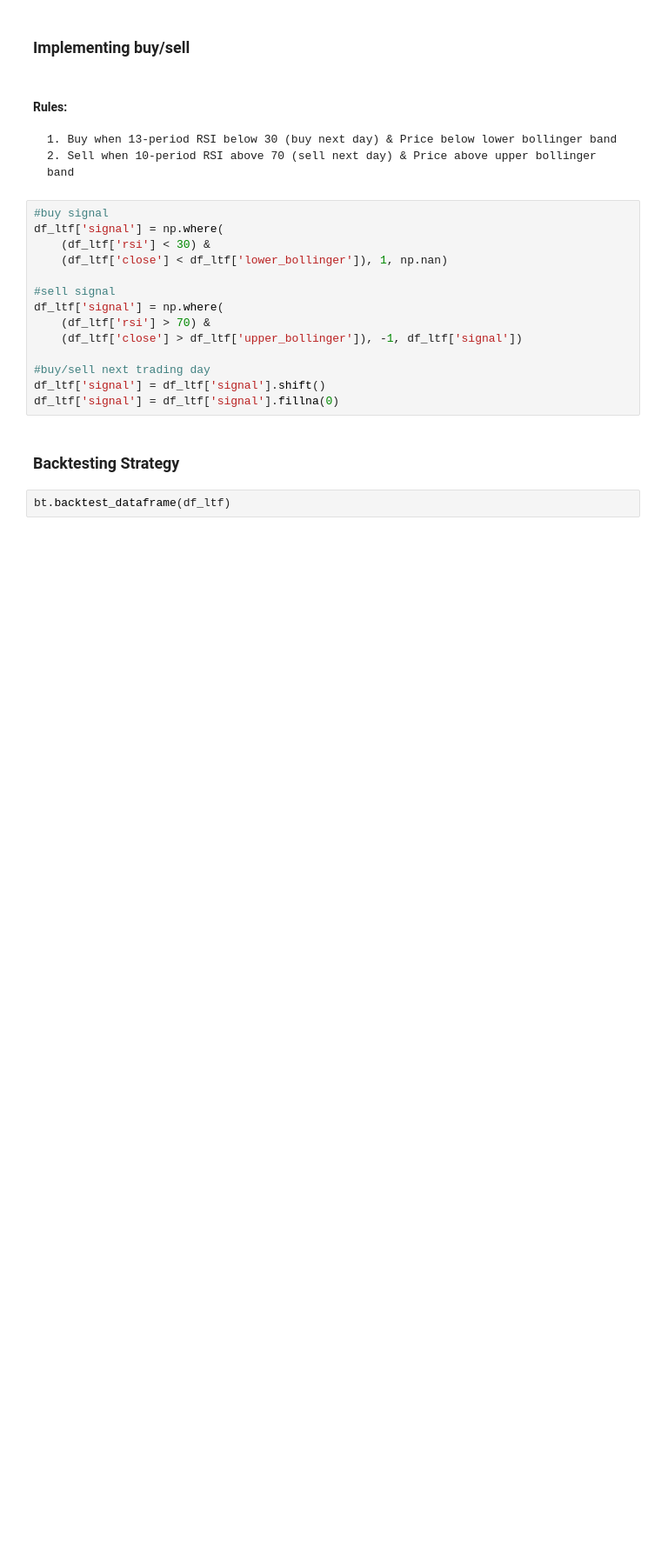
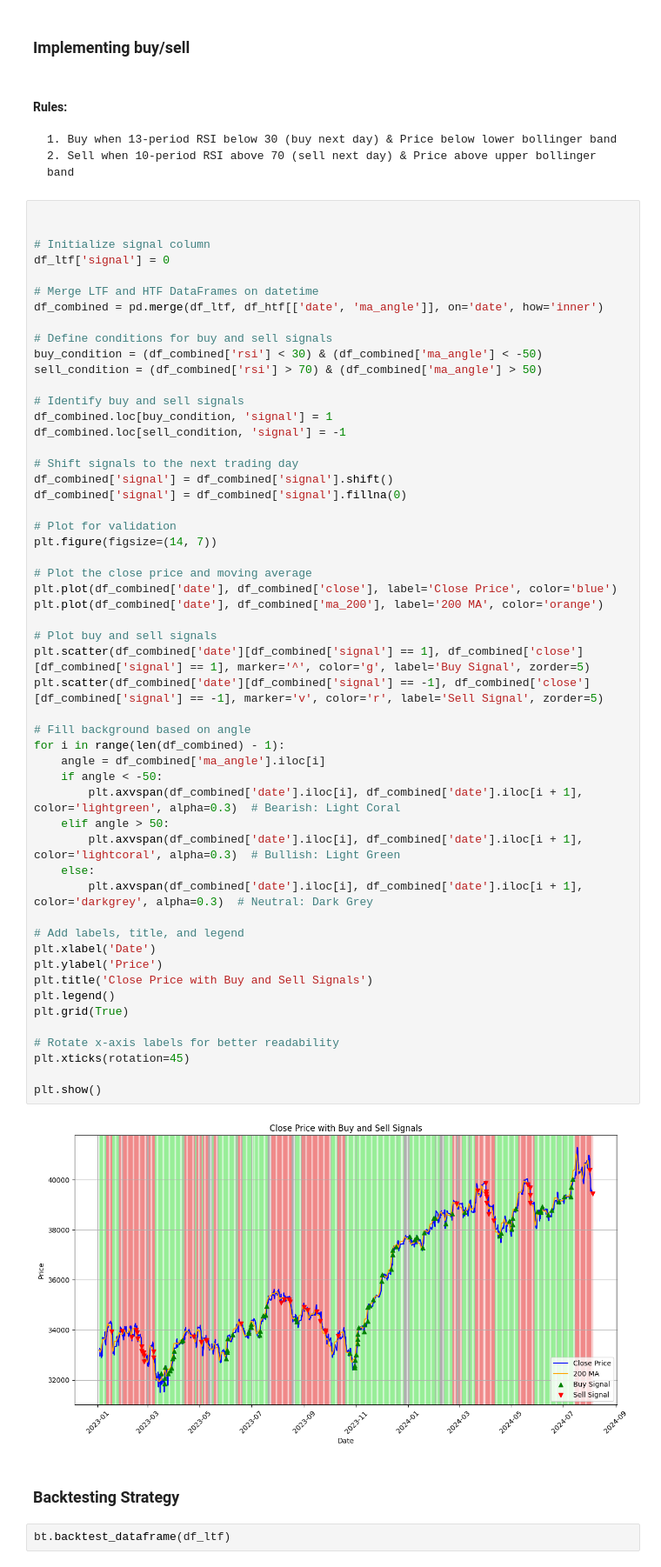
Before and after one commit to FaisalDeveloper113/algo-trading-mean-reversion, a Jupyter notebook: Mean Reversion.ipynb, the cells around one changed output. Shown at 87% size. Cells and saved outputs as stored; diff of their text form; blank space fills up the shorter version.

Commit message:
Trading Signals coming

```diff
--- a/Mean Reversion.ipynb
+++ b/Mean Reversion.ipynb
@@ -275,20 +224,61 @@ plt.ylim([0, 100])
 #### Rules:
     1. Buy when 13-period RSI below 30 (buy next day) & Price below lower bollinger band
     2. Sell when 10-period RSI above 70 (sell next day) & Price above upper bollinger band
-# %%
-#buy signal
-df_ltf['signal'] = np.where(
-    (df_ltf['rsi'] < 30) &
-    (df_ltf['close'] < df_ltf['lower_bollinger']), 1, np.nan)
-
-#sell signal
-df_ltf['signal'] = np.where(
-    (df_ltf['rsi'] > 70) &
-    (df_ltf['close'] > df_ltf['upper_bollinger']), -1, df_ltf['signal'])
-
-#buy/sell next trading day
-df_ltf['signal'] = df_ltf['signal'].shift()
-df_ltf['signal'] = df_ltf['signal'].fillna(0)
+# %%
+
+
+# Initialize signal column
+df_ltf['signal'] = 0
+
+# Merge LTF and HTF DataFrames on datetime
+df_combined = pd.merge(df_ltf, df_htf[['date', 'ma_angle']], on='date', how='inner')
+
+# Define conditions for buy and sell signals
+buy_condition = (df_combined['rsi'] < 30) & (df_combined['ma_angle'] < -50)
+sell_condition = (df_combined['rsi'] > 70) & (df_combined['ma_angle'] > 50)
+
+# Identify buy and sell signals
+df_combined.loc[buy_condition, 'signal'] = 1
+df_combined.loc[sell_condition, 'signal'] = -1
+
+# Shift signals to the next trading day
+df_combined['signal'] = df_combined['signal'].shift()
+df_combined['signal'] = df_combined['signal'].fillna(0)
+
+# Plot for validation
+plt.figure(figsize=(14, 7))
+
+# Plot the close price and moving average
+plt.plot(df_combined['date'], df_combined['close'], label='Close Price', color='blue')
+plt.plot(df_combined['date'], df_combined['ma_200'], label='200 MA', color='orange')
+
+# Plot buy and sell signals
+plt.scatter(df_combined['date'][df_combined['signal'] == 1], df_combined['close'][df_combined['signal'] == 1], marker='^', color='g', label='Buy Signal', zorder=5)
+plt.scatter(df_combined['date'][df_combined['signal'] == -1], df_combined['close'][df_combined['signal'] == -1], marker='v', color='r', label='Sell Signal', zorder=5)
+
+# Fill background based on angle
+for i in range(len(df_combined) - 1):
+    angle = df_combined['ma_angle'].iloc[i]
+    if angle < -50:
+        plt.axvspan(df_combined['date'].iloc[i], df_combined['date'].iloc[i + 1], color='lightgreen', alpha=0.3)  # Bearish: Light Coral
+    elif angle > 50:
+        plt.axvspan(df_combined['date'].iloc[i], df_combined['date'].iloc[i + 1], color='lightcoral', alpha=0.3)  # Bullish: Light Green
+    else:
+        plt.axvspan(df_combined['date'].iloc[i], df_combined['date'].iloc[i + 1], color='darkgrey', alpha=0.3)  # Neutral: Dark Grey
+
+# Add labels, title, and legend
+plt.xlabel('Date')
+plt.ylabel('Price')
+plt.title('Close Price with Buy and Sell Signals')
+plt.legend()
+plt.grid(True)
+
+# Rotate x-axis labels for better readability
+plt.xticks(rotation=45)
+
+plt.show()
+# %% [output]
+[figure, added]
 # %% [markdown]
 ### Backtesting Strategy
 # %%
```
Also changed, not shown: parts of 13 cells of this notebook.
